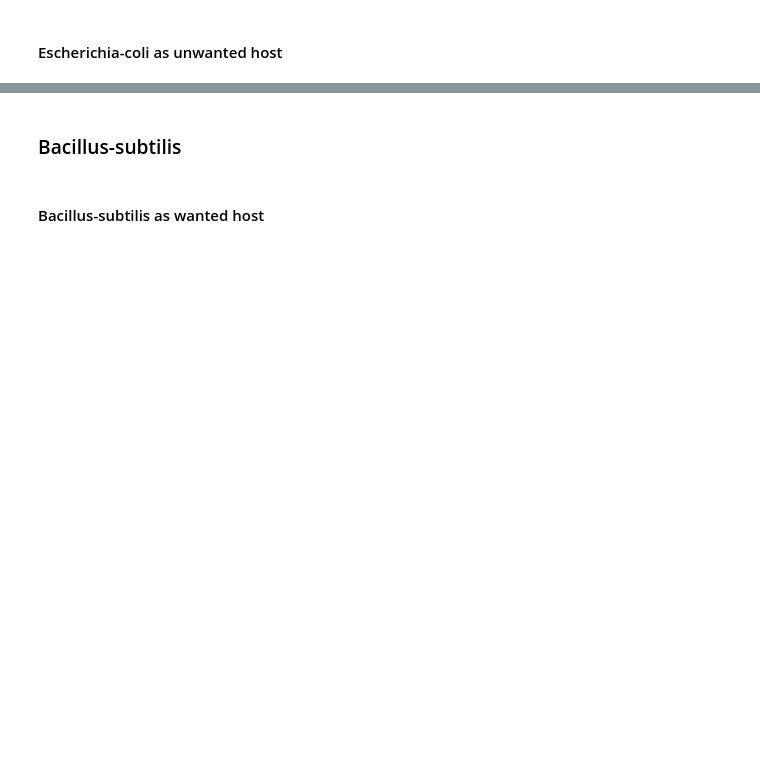
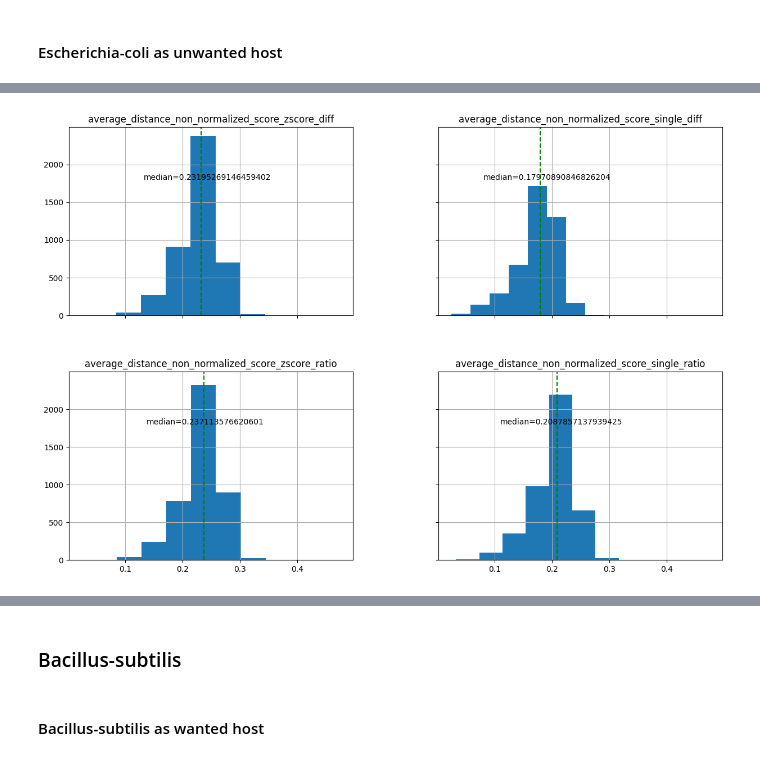
Before and after one commit to morikab/Igem_TAU_2021, a Jupyter notebook: analysis_graphs.ipynb, the cells around one changed output, grey strips where cells are left out. Cells and saved outputs as stored; diff of their text form; code cells hidden in the pictures; blank space fills up the shorter version.

```diff
--- a/analysis_graphs.ipynb
+++ b/analysis_graphs.ipynb
@@ -143,4 +147,9 @@ def add_median_to_histogram(value, histogram, row, col, upper_limit):
     median_value = value.median()
     histogram[row][col].axvline(median_value, color="green", linestyle="dashed", label="median")
     histogram[row][col].text(median_value-1, upper_limit, f"median={median_value}")
+# %%
+def add_median_to_histogram_non_normalized(value, histogram, row, col, upper_limit):
+    median_value = value.median()
+    histogram[row][col].axvline(median_value, color="green", linestyle="dashed", label="median")
+    histogram[row][col].text(median_value-0.1, upper_limit, f"median={median_value}")
 # %%
@@ -307,0 +310,9 @@ plot_comparative_graphs(result, "average_distance_score_zscore_ratio", "average_
+# %%
+histogram = result[["average_distance_non_normalized_score_zscore_diff",  "average_distance_non_normalized_score_single_diff", "average_distance_non_normalized_score_zscore_ratio", "average_distance_non_normalized_score_single_ratio"]].hist(sharex=True, sharey=True,figsize=(15, 10))
+
+add_median_to_histogram_non_normalized(result["average_distance_non_normalized_score_zscore_diff"], histogram, 0, 0, 1800)
+add_median_to_histogram_non_normalized(result["average_distance_non_normalized_score_single_diff"], histogram, 0, 1, 1800)
+add_median_to_histogram_non_normalized(result["average_distance_non_normalized_score_zscore_ratio"], histogram, 1, 0, 1800)
+add_median_to_histogram_non_normalized(result["average_distance_non_normalized_score_single_ratio"], histogram, 1, 1, 1800)
+# %% [output]
+[figure, added]
```
Also changed, not shown: parts of 63 cells of this notebook, 5 other files.
